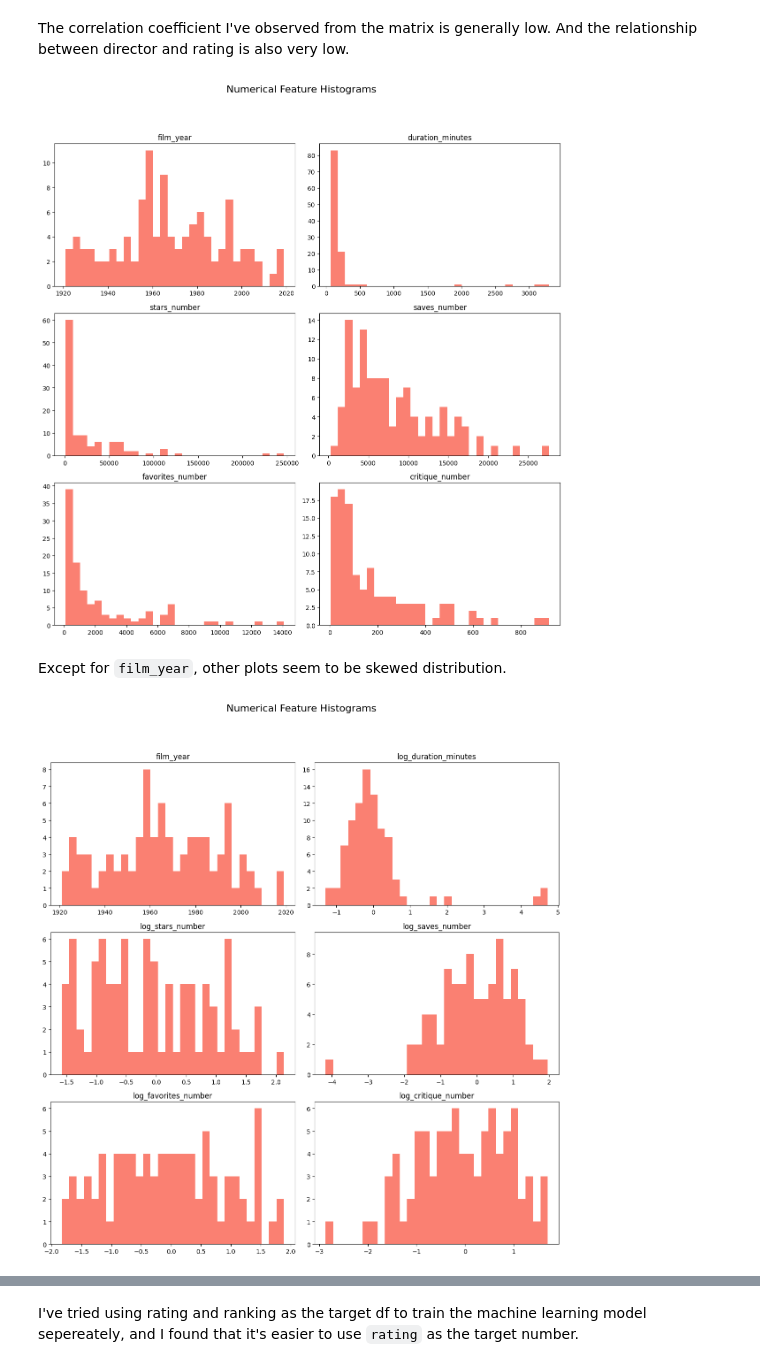
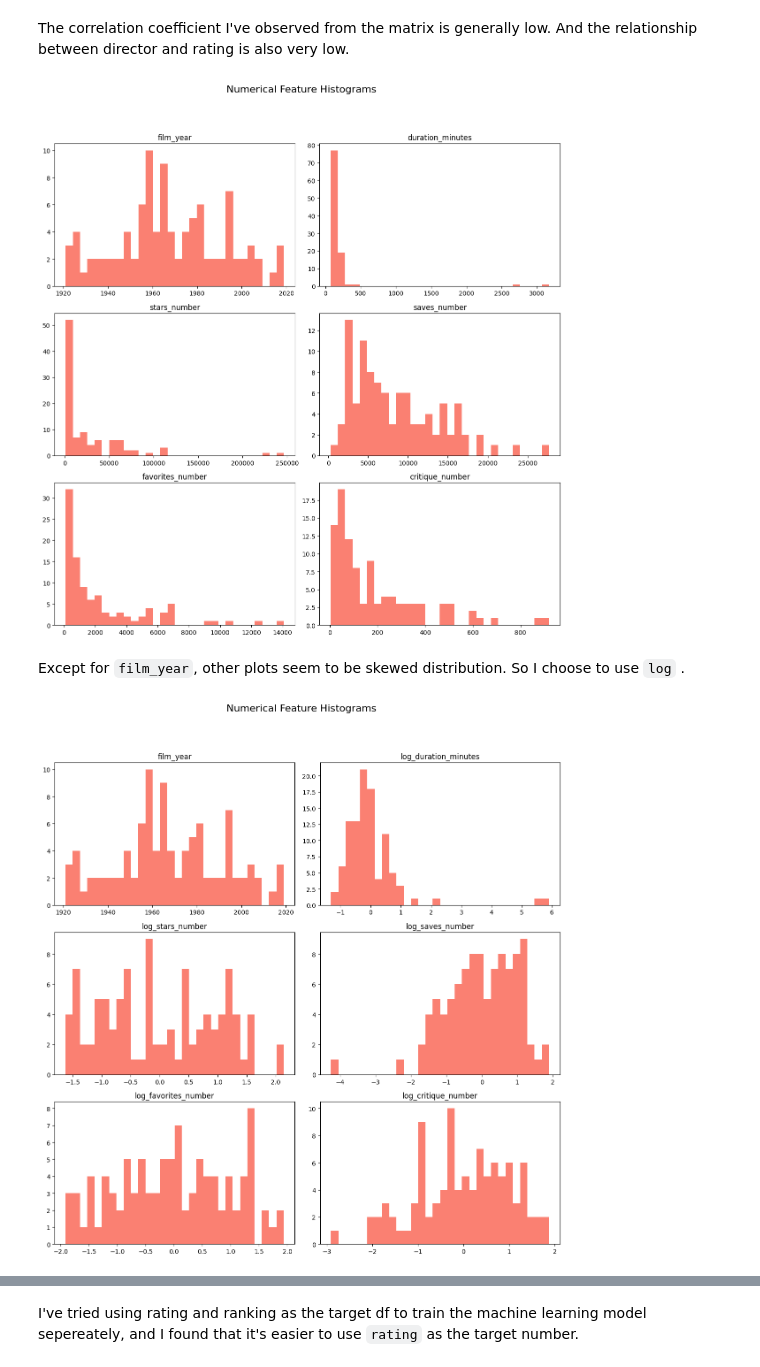
Before and after one commit to fengyu20/movie_popularity_prediction, a Jupyter notebook: sens_critique_third_version.ipynb, the cells around one changed output, grey strips where cells are left out. Saved outputs shown, nothing was run; the diff lists cells and outputs as text; code cells hidden in the pictures.

```diff
--- a/sens_critique_third_version.ipynb
+++ b/sens_critique_third_version.ipynb
@@ -154,7 +171,7 @@ with open('film_info.json', 'w') as json_file:
 # %% [markdown]
 ### 2.1 Getting to know the data
 # %%
-df = pd.read_json('film_info.json', orient='index')
+df = pd.read_json('data/film_info.json', orient='index')
 
 df.head()
 # %% [output]
@@ -664,9 +671,9 @@ axs[2, 1].set_title('critique_number')
 plt.tight_layout()
 plt.show()
 # %% [output]
-[figure, old version]
+[figure, new version]
 # %% [markdown]
-Except for `film_year`, other plots seem to be skewed distribution.
+Except for `film_year`, other plots seem to be skewed distribution. So I choose to use `log` .
 # %%
 features_final_df['log_duration_minutes'] = np.log1p(features_final_df['duration_minutes'])
 features_final_df['log_stars_number'] = np.log1p(features_final_df['stars_number'])
@@ -683,31 +690,31 @@ features_final_df[['log_duration_minutes', 'log_stars_number', 'log_favorites_nu
 # %%
 plt.rcParams['figure.figsize'] = 12, 12
 
 fig, axs = plt.subplots(3, 2)
 fig.suptitle('Numerical Feature Histograms', y=1.05, fontsize=16)
 
-axs[0, 0].hist(x_train['film_year'].values, bins=30, color='salmon')
+axs[0, 0].hist(features_final_df['film_year'].values, bins=30, color='salmon')
 axs[0, 0].set_title('film_year')
 
-axs[0, 1].hist(x_train['log_duration_minutes'].values, bins=30, color='salmon')
+axs[0, 1].hist(features_final_df['log_duration_minutes'].values, bins=30, color='salmon')
 axs[0, 1].set_title('log_duration_minutes')
 
-axs[1, 0].hist(x_train['log_stars_number'].values, bins=30, color='salmon')
+axs[1, 0].hist(features_final_df['log_stars_number'].values, bins=30, color='salmon')
 axs[1, 0].set_title('log_stars_number')
 
-axs[1, 1].hist(x_train['log_saves_number'].values, bins=30, color='salmon')
+axs[1, 1].hist(features_final_df['log_saves_number'].values, bins=30, color='salmon')
 axs[1, 1].set_title('log_saves_number')
 
-axs[2, 0].hist(x_train['log_favorites_number'].values, bins=30, color='salmon')
+axs[2, 0].hist(features_final_df['log_favorites_number'].values, bins=30, color='salmon')
 axs[2, 0].set_title('log_favorites_number')
 
-axs[2, 1].hist(x_train['log_critique_number'].values, bins=30, color='salmon')
+axs[2, 1].hist(features_final_df['log_critique_number'].values, bins=30, color='salmon')
 axs[2, 1].set_title('log_critique_number')
 
 plt.tight_layout()
 plt.show()
 # %% [output]
-[figure, old version]
+[figure, new version]
 # %%
 features_log_df = features_final_df.copy()
 
```
Also changed, not shown: parts of 37 cells of this notebook, 5 other files.
